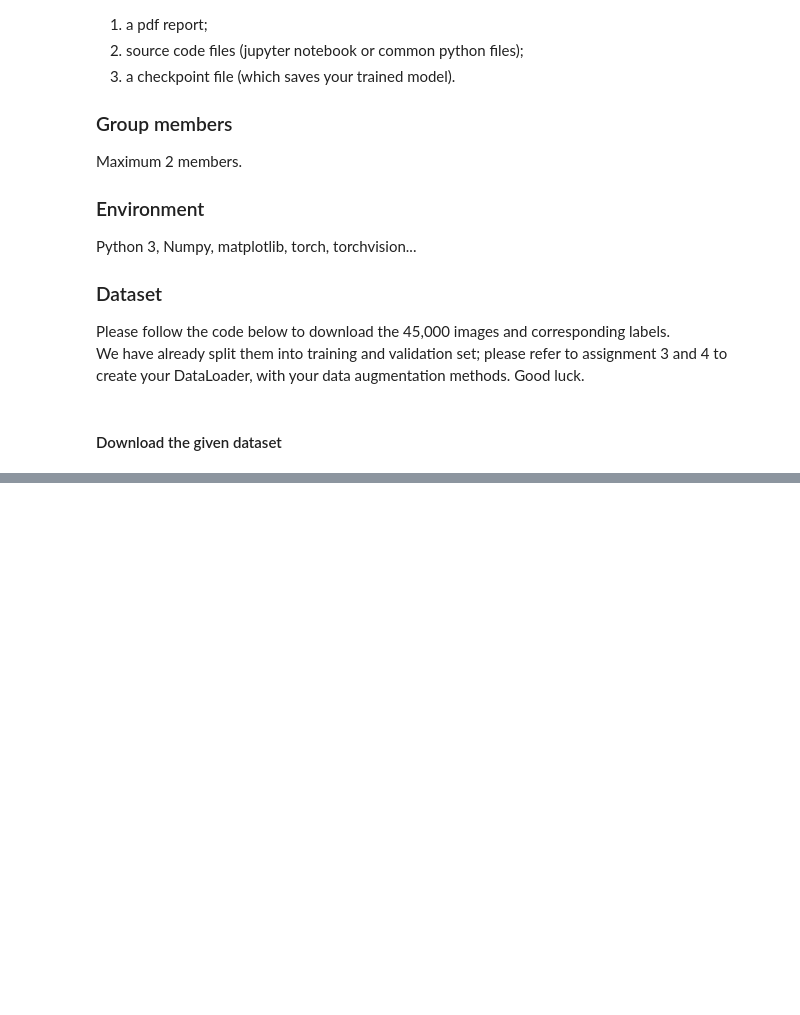
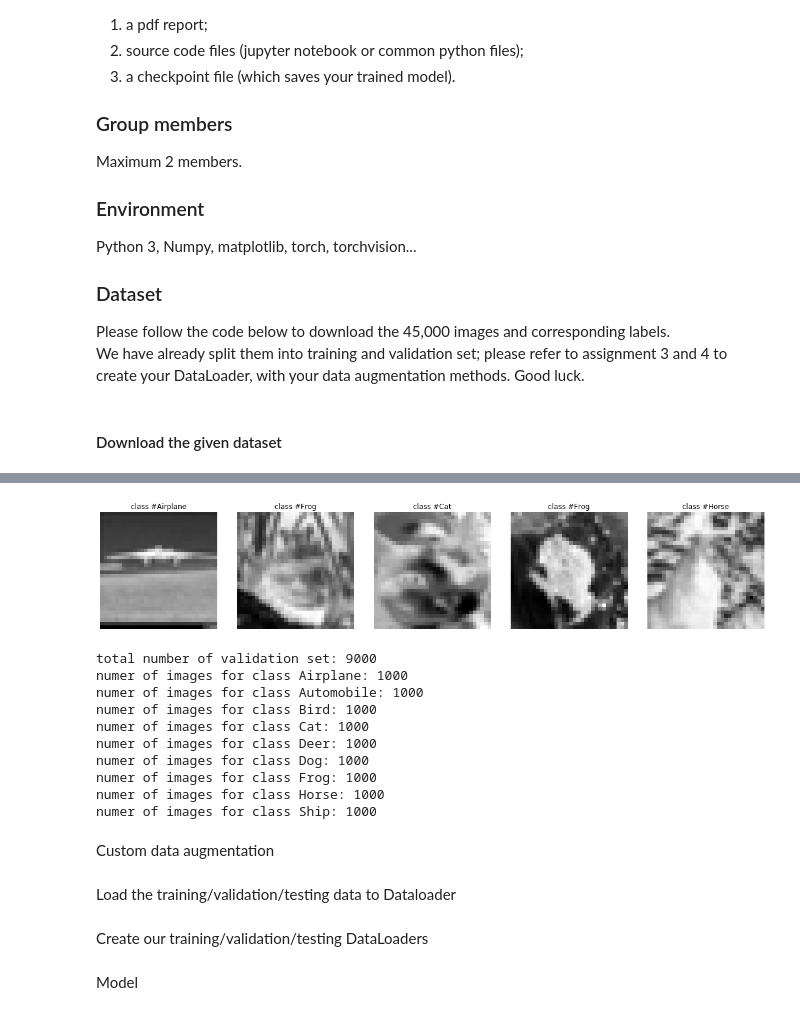
Before and after one commit to 123rolle/dl_project, a Jupyter notebook: DeepLearning_project/Project.ipynb, the cells around one changed output, grey strips where cells are left out. Drawn from its saved outputs; the diff is of its cells as text; code cells hidden in the pictures; blank space fills up the shorter version.

```diff
--- a/DeepLearning_project/Project.ipynb
+++ b/DeepLearning_project/Project.ipynb
@@ -66,0 +146,44 @@ download_given_data('./')
+# %%
+valid_set = GrayscaleDataset(csv_file='./given_data/val.csv', transform=None)
+
+num_to_show = 5
+idx = np.random.choice(range(len(valid_set)), num_to_show, replace=False)
+
+fig = plt.figure(figsize=(16, 8))
+
+for i in range(len(idx)):
+    image, label = valid_set[idx[i]]['image'], valid_set[idx[i]]['label']
+    label_name = valid_set.label_names[label]
+
+    # TODO: show plots
+    ax = plt.subplot(1, num_to_show, i + 1)
+    plt.tight_layout()
+    ax.set_title('class #{}'.format(label_name))
+    ax.axis('off')
+    plt.imshow(np.asarray(image), cmap=matplotlib.cm.binary)
+
+plt.show()
+
+# TODO: Print the number of total images in the validation set
+print('total number of validation set: {}'.format(len(valid_set)))
+
+# TODO: Print the number of images per class in the validation set
+class_num_val = np.zeros(9, dtype=np.int32)
+for x in valid_set:
+    class_num_val[x['label']] += 1
+for i in range(9):
+    print('numer of images for class {}: {}'.format(valid_set.label_names[i], class_num_val[i]))
+# %% [output]
+[figure, added]
+total number of validation set: 9000
+numer of images for class Airplane: 1000
+numer of images for class Automobile: 1000
+numer of images for class Bird: 1000
+numer of images for class Cat: 1000
+numer of images for class Deer: 1000
+numer of images for class Dog: 1000
+numer of images for class Frog: 1000
+numer of images for class Horse: 1000
+numer of images for class Ship: 1000
+# %% [markdown]
+Custom data augmentation
@@ -66,0 +219,2 @@ download_given_data('./')
+# %% [markdown]
+Load the training/validation/testing data to Dataloader
@@ -66,0 +266,2 @@ download_given_data('./')
+# %% [markdown]
+Create our training/validation/testing DataLoaders
@@ -66,0 +275,2 @@ download_given_data('./')
+# %% [markdown]
+Model
```
Also changed, not shown: parts of 16 cells of this notebook, 2 other files.
